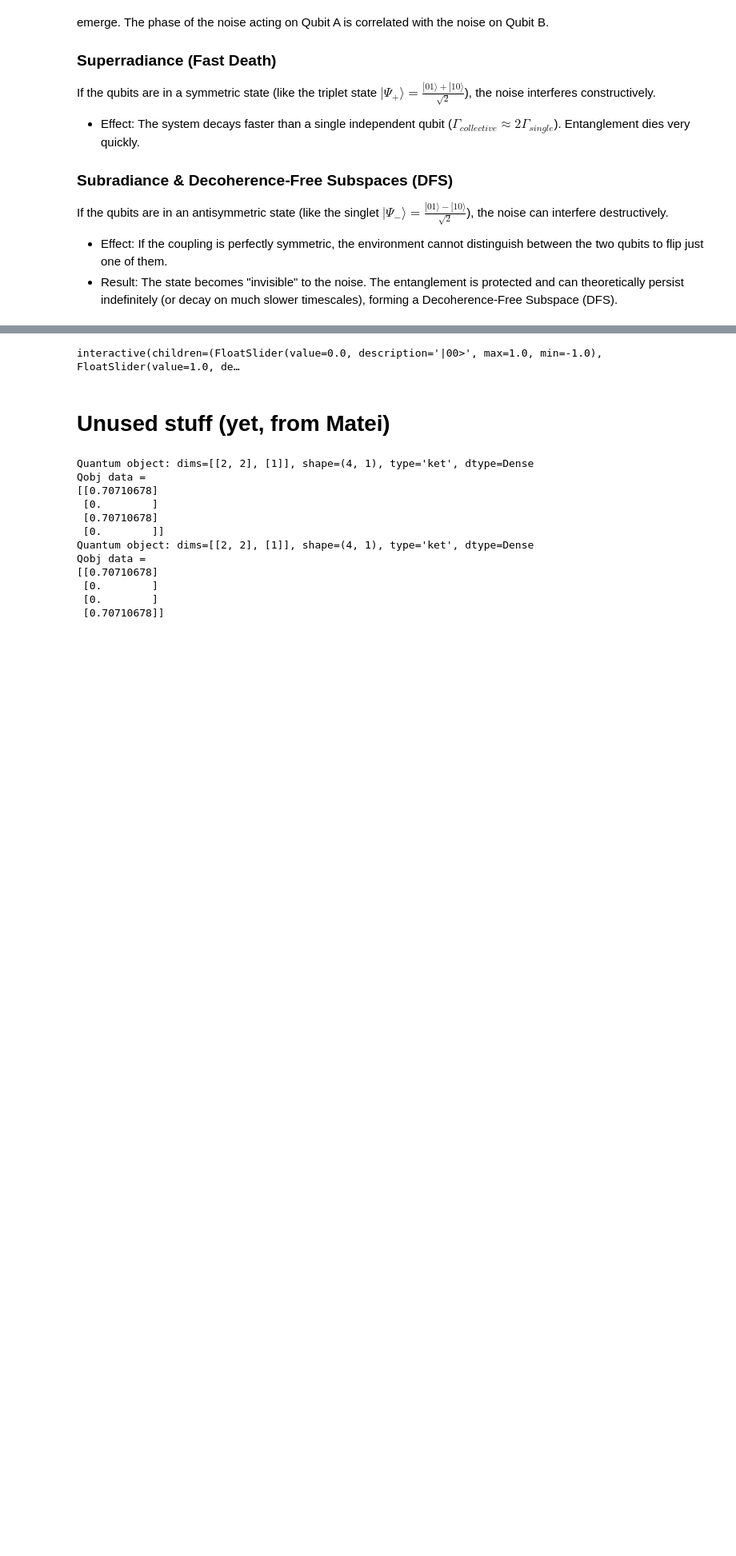
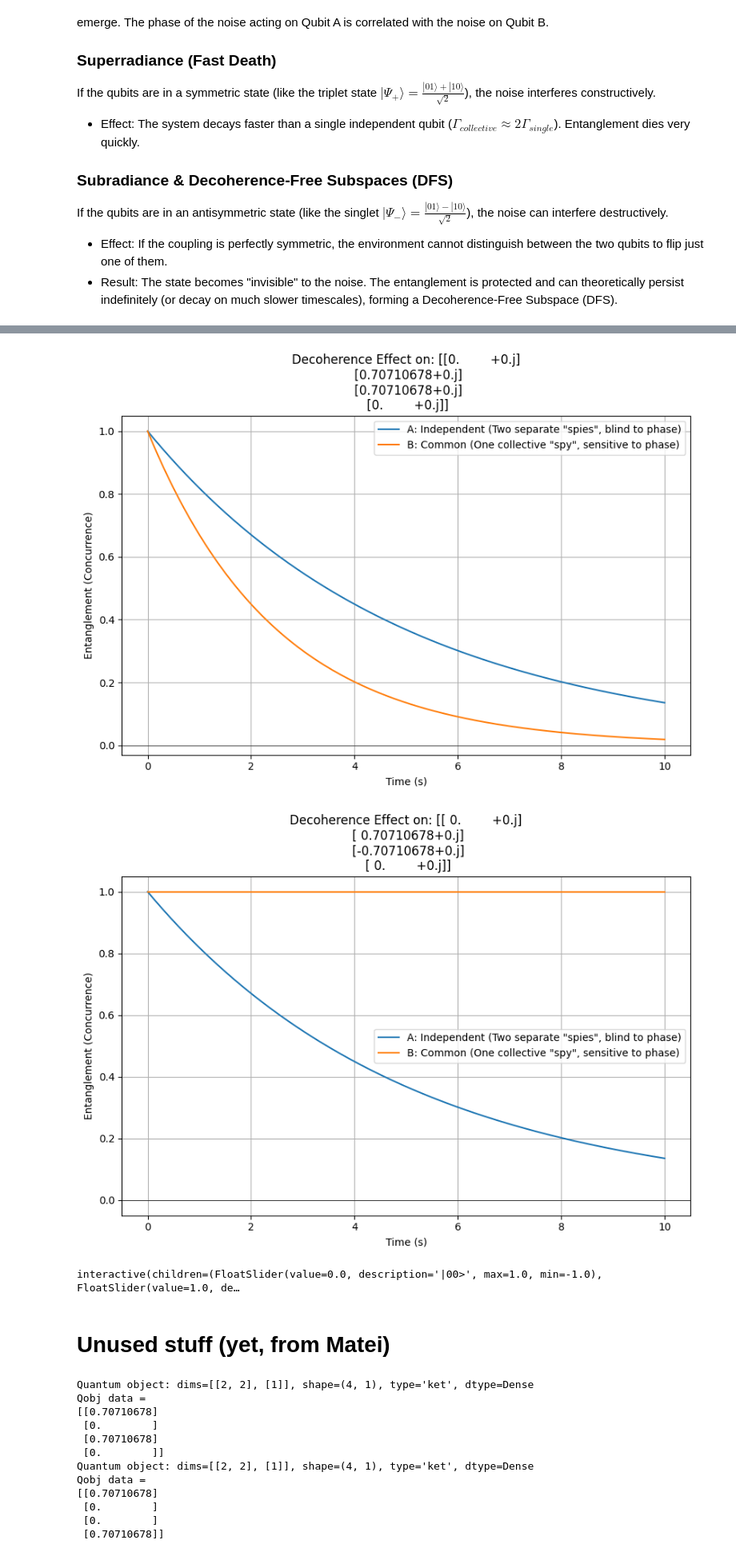
Before and after one commit to Teoneag/TLS-Quantum-Sensing-and-Measurement, a Jupyter notebook: TLS_Entanglement_&_Decocherence.ipynb, the cells around one changed output, grey strips where cells are left out. Shown at 80% size. Drawn from its saved outputs; the diff is of its cells as text; code cells hidden in the pictures; blank space fills up the shorter version.

```diff
--- a/TLS_Entanglement_&_Decocherence.ipynb
+++ b/TLS_Entanglement_&_Decocherence.ipynb
@@ -108,3 +57,44 @@ plt.show()
+# %%
+def simulate(psi):
+    # Baths
+    # Scenario A: Independent (Two separate "spies", blind to phase)
+    c_ops_A = [np.sqrt(gamma) * sm1, np.sqrt(gamma) * sm2]
+
+    # Scenario B: Common (One collective "spy", sensitive to phase)
+    c_ops_B = [np.sqrt(gamma) * (sm1 + sm2)]
+
+    # Simulations
+    result_A = mesolve(H, psi, times, c_ops_A)
+    result_B = mesolve(H, psi, times, c_ops_B)
+
+    # Entanglement
+    conc_A = [concurrence(rho) for rho in result_A.states]
+    conc_B = [concurrence(rho) for rho in result_B.states]
+
+    plt.figure(figsize=(10, 6))
+    plt.plot(times, conc_A, label='A: Independent (Two separate "spies", blind to phase)')
+    plt.plot(times, conc_B, label='B: Common (One collective "spy", sensitive to phase)')
+    plt.axhline(0, color='k', linewidth=0.5)
+    plt.title(f'Decoherence Effect on: {psi.full()}')
+    plt.xlabel('Time (s)')
+    plt.ylabel('Entanglement (Concurrence)')
+    plt.legend()
+    plt.grid(True)
+    plt.show()
+
+# Initial States
+# Tried to use Qobj([0, 1, 1, 0]), but then you need to manually specify dims
+# Symmetric (Triplet) - "Bright"
+psi_bright = (ket("01") + ket("10")).unit()
+
+# Antisymmetric (Singlet) - "Dark"
+psi_dark = (ket("01") - ket("10")).unit()
+
+simulate(psi_bright)
+simulate(psi_dark)
+# %% [output]
+[figure, added]
+[figure, added]
 # %%
 def run_simplified_control(amp00, amp01, amp10, amp11):
     psi_raw = (amp00 * ket("00") +
```
Also changed, not shown: parts of 2 cells of this notebook.
